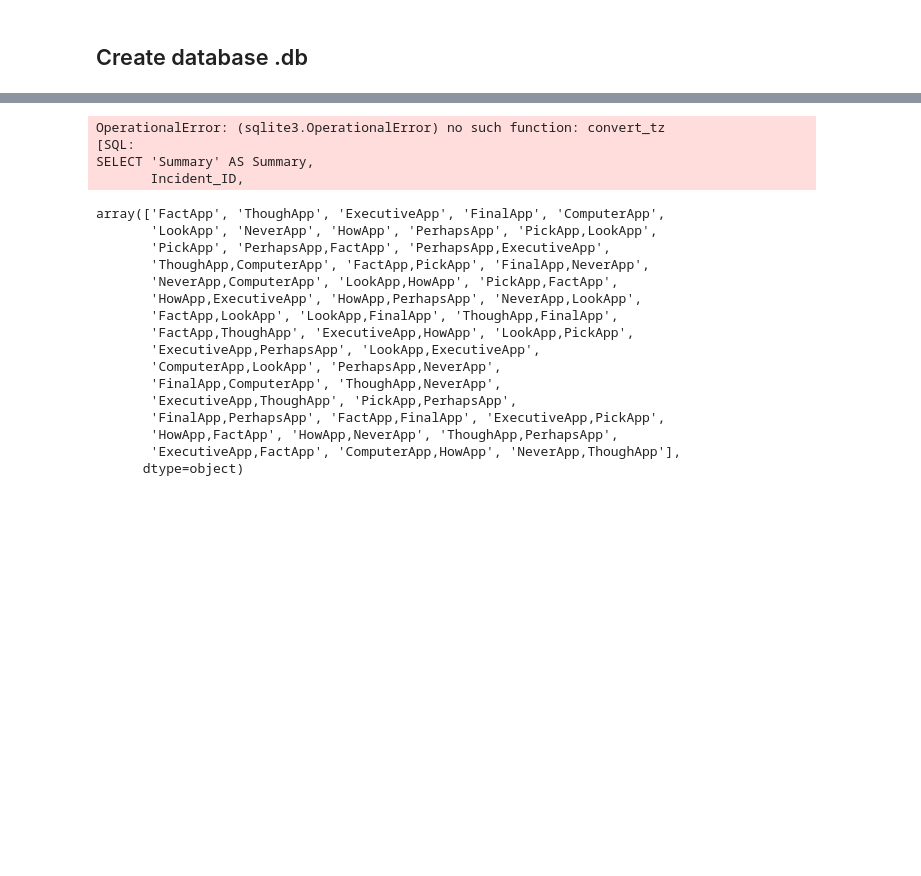
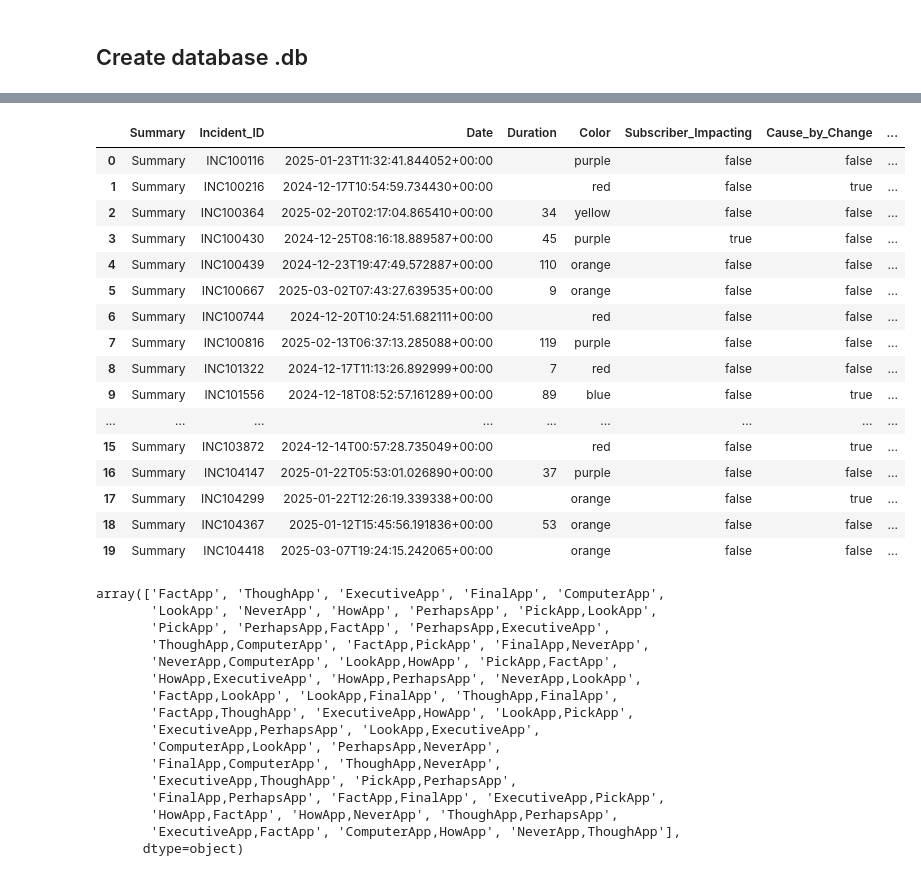
Before and after one commit to LucasBMedeiros/incident-dashboard, a Jupyter notebook: notebooks/crisp01.ipynb, the cells around one changed output, grey strips where cells are left out. Saved outputs shown, nothing was run; the diff lists cells and outputs as text; code cells hidden in the pictures; blank space fills up the shorter version.

```diff
--- a/notebooks/crisp01.ipynb
+++ b/notebooks/crisp01.ipynb
@@ -215,30 +202,43 @@ print(df_read)
 # %%
 query = """
 SELECT 'Summary' AS Summary,
        Incident_ID,
-       convert_tz("Date", 'UTC', 'America/New_York') as Date,
+       "Date",
        Duration,
        Color,
        Subscriber_Impacting,
        Cause_by_Change,
        Business_Impact,
        Cause,
        Restoration,
        Preventatives,
        group_concat(distinct Impacted_Apps) AS G_Impacted_Apps,
        group_concat(distinct Impacted_Clients) AS G_Impacted_Clients
 FROM my_table
 GROUP BY Incident_ID
 """
 
 
 df = pd.read_sql(query, con=engine)
 df.head(20)
 # %% [output]
-OperationalError: (sqlite3.OperationalError) no such function: convert_tz
-[SQL:
-SELECT 'Summary' AS Summary,
-       Incident_ID,
+|  | Summary | Incident_ID | Date | Duration | Color | Subscriber_Impacting | Cause_by_Change | ... |
+| 0 | Summary | INC100116 | 2025-01-23T11:32:41.844052+00:00 |  | purple | false | false | ... |
+| 1 | Summary | INC100216 | 2024-12-17T10:54:59.734430+00:00 |  | red | false | true | ... |
+| 2 | Summary | INC100364 | 2025-02-20T02:17:04.865410+00:00 | 34 | yellow | false | false | ... |
+| 3 | Summary | INC100430 | 2024-12-25T08:16:18.889587+00:00 | 45 | purple | true | false | ... |
+| 4 | Summary | INC100439 | 2024-12-23T19:47:49.572887+00:00 | 110 | orange | false | false | ... |
+| 5 | Summary | INC100667 | 2025-03-02T07:43:27.639535+00:00 | 9 | orange | false | false | ... |
+| 6 | Summary | INC100744 | 2024-12-20T10:24:51.682111+00:00 |  | red | false | false | ... |
+| 7 | Summary | INC100816 | 2025-02-13T06:37:13.285088+00:00 | 119 | purple | false | false | ... |
+| 8 | Summary | INC101322 | 2024-12-17T11:13:26.892999+00:00 | 7 | red | false | false | ... |
+| 9 | Summary | INC101556 | 2024-12-18T08:52:57.161289+00:00 | 89 | blue | false | true | ... |
+| ... | ... | ... | ... | ... | ... | ... | ... | ... |
+| 15 | Summary | INC103872 | 2024-12-14T00:57:28.735049+00:00 |  | red | false | true | ... |
+| 16 | Summary | INC104147 | 2025-01-22T05:53:01.026890+00:00 | 37 | purple | false | false | ... |
+| 17 | Summary | INC104299 | 2025-01-22T12:26:19.339338+00:00 |  | orange | false | true | ... |
+| 18 | Summary | INC104367 | 2025-01-12T15:45:56.191836+00:00 | 53 | orange | false | false | ... |
+| 19 | Summary | INC104418 | 2025-03-07T19:24:15.242065+00:00 |  | orange | false | false | ... |
 # %%
 df['G_Impacted_Apps'].unique()
 # %% [output]
```
Also changed, not shown: parts of 9 cells of this notebook.
